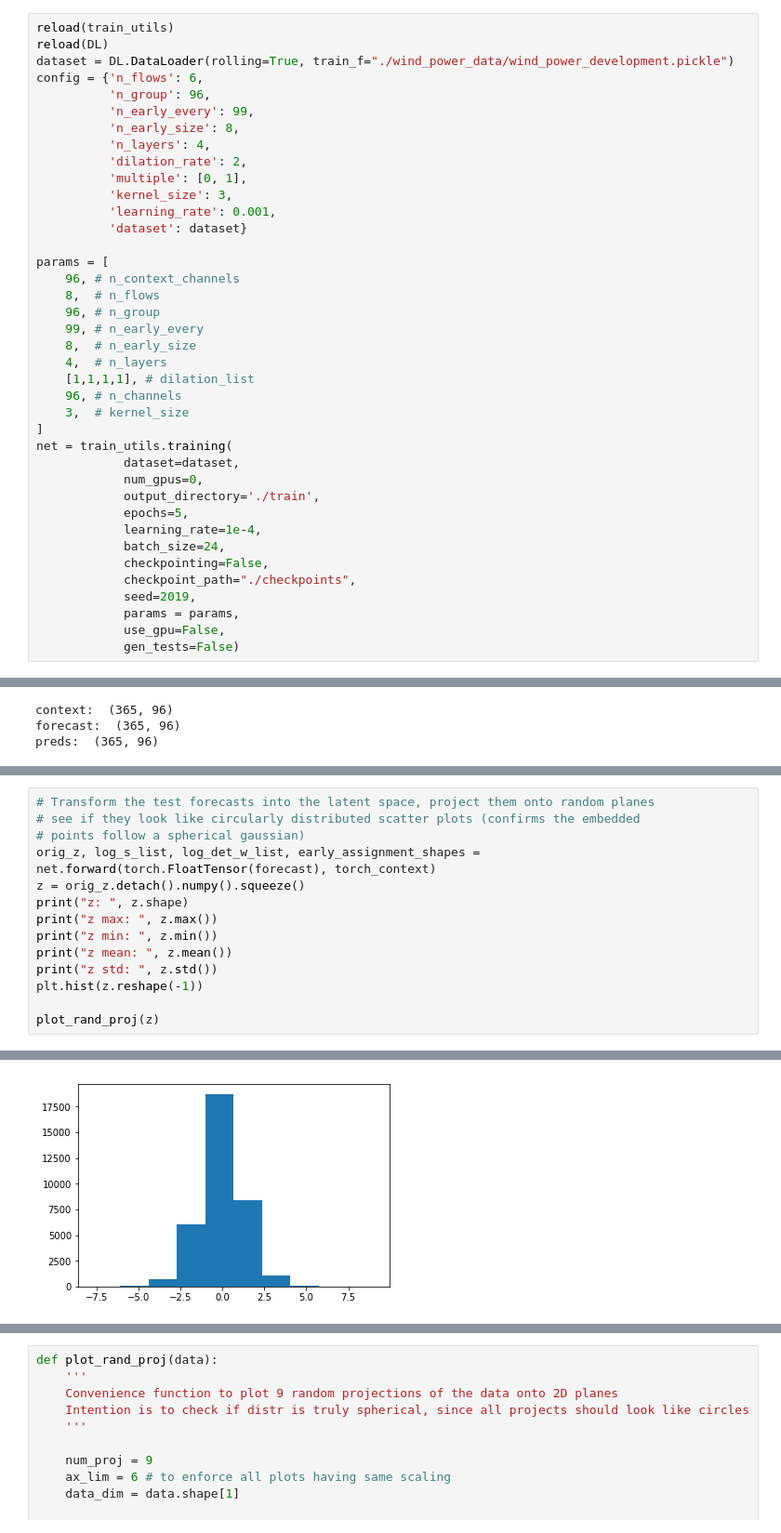
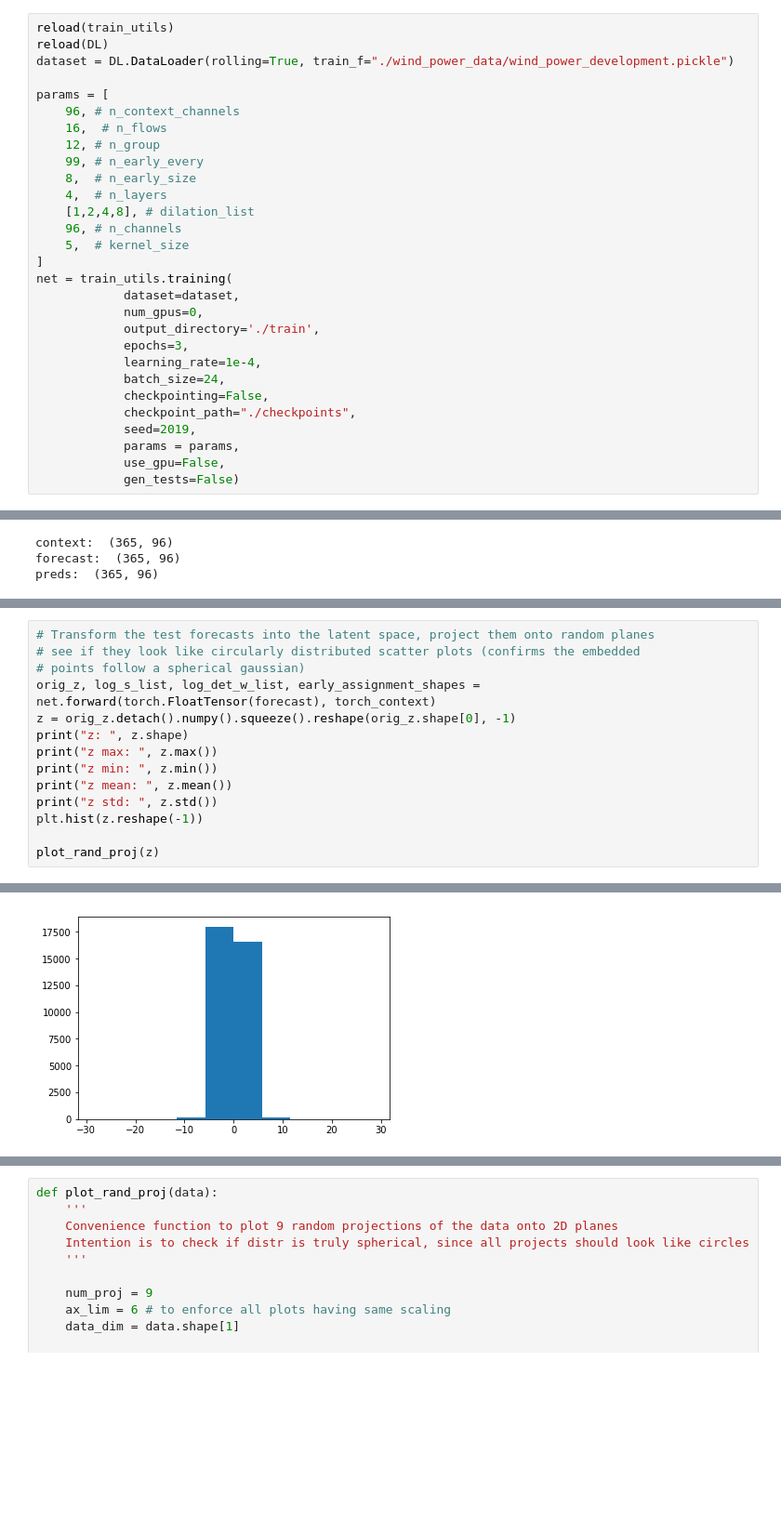
Before and after one commit to logan-spear/time-series-waveglow, a Jupyter notebook: visual_model_eval_stuff.ipynb, the cells around one changed output, grey strips where cells are left out. Shown: that part at 93% size. Cells and saved outputs as stored; diff of their text form; blank space fills up the shorter version.

Commit message:
also updated some model visualization

```diff
--- a/visual_model_eval_stuff.ipynb
+++ b/visual_model_eval_stuff.ipynb
@@ -18,33 +36,23 @@ import DataLoader as DL
 reload(train_utils)
 reload(DL)
 dataset = DL.DataLoader(rolling=True, train_f="./wind_power_data/wind_power_development.pickle")
-config = {'n_flows': 6,
-          'n_group': 96,
-          'n_early_every': 99,
-          'n_early_size': 8,
-          'n_layers': 4,
-          'dilation_rate': 2,
-          'multiple': [0, 1],
-          'kernel_size': 3,
-          'learning_rate': 0.001,
-          'dataset': dataset}
 
 params = [
     96, # n_context_channels
-    8,  # n_flows
-    96, # n_group
+    16,  # n_flows
+    12, # n_group
     99, # n_early_every
     8,  # n_early_size
     4,  # n_layers
-    [1,1,1,1], # dilation_list
+    [1,2,4,8], # dilation_list
     96, # n_channels
-    3,  # kernel_size
+    5,  # kernel_size
 ]
 net = train_utils.training(
             dataset=dataset,
             num_gpus=0,
             output_directory='./train',
-            epochs=5,
+            epochs=3,
             learning_rate=1e-4,
             batch_size=24,
             checkpointing=False,
@@ -117,7 +106,7 @@ for i in range(num_plot):
 # see if they look like circularly distributed scatter plots (confirms the embedded
 # points follow a spherical gaussian)
 orig_z, log_s_list, log_det_w_list, early_assignment_shapes = net.forward(torch.FloatTensor(forecast), torch_context)
-z = orig_z.detach().numpy().squeeze()
+z = orig_z.detach().numpy().squeeze().reshape(orig_z.shape[0], -1)
 print("z: ", z.shape)
 print("z max: ", z.max())
 print("z min: ", z.min())
@@ -135 +124 @@ z std:  1.2860498
-[figure, old version]
+[figure, new version]
```
Also changed, not shown: parts of 7 cells of this notebook, 1 other file.
